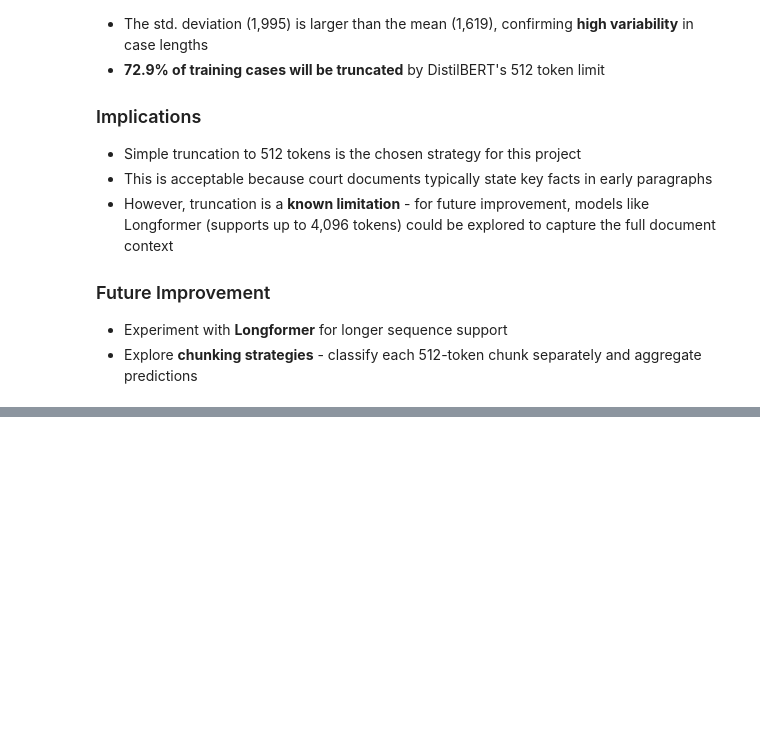
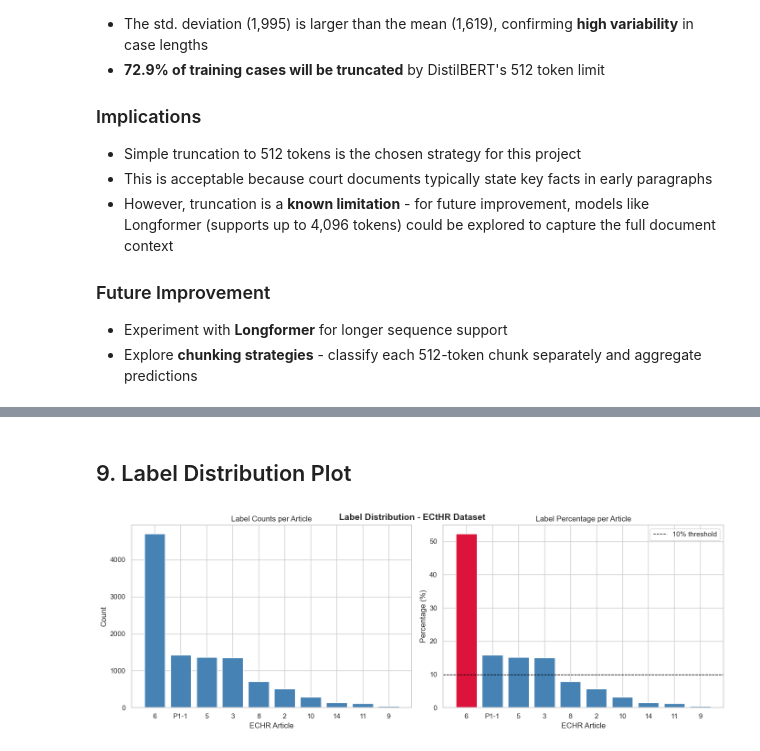
Before and after one commit to MayuriKawale/legal-text-classifier, a Jupyter notebook: notebooks/exploration.ipynb, the cells around one changed output, grey strips where cells are left out. Cells and saved outputs as stored; diff of their text form; code cells hidden in the pictures; blank space fills up the shorter version.

Commit message:
Add label distribution and findings

```diff
--- a/notebooks/exploration.ipynb
+++ b/notebooks/exploration.ipynb
@@ -227,0 +246,14 @@ Showing 7749/9000 cases in zoomed plot
+# %%
+# Convert to dataframe
+label_df = pd.DataFrame({
+    'Article': list(label_counts.keys()),
+    'Count': list(label_counts.values())
+})
+
+label_df['Percentage'] = (label_df['Count'] / len(train_data) * 100).round(2)
+label_df = label_df.sort_values('Count', ascending=False).reset_index(drop=True)
+
+print("\nLabel Distribution (Train):")
+print(label_df.to_string(index=False))
+print(f'\nTotal count of article violations: {label_df['Count'].sum()}')
+print('Each example can have multiple violations, so this makes sense')
@@ -227,0 +276,30 @@ Showing 7749/9000 cases in zoomed plot
+# %% [markdown]
+## 9. Label Distribution Plot
+# %%
+fig, axes = plt.subplots(1, 2, figsize=(14, 5))
+
+# Plot 1: Count bar chart
+axes[0].bar(label_df['Article'], label_df['Count'],
+            color='steelblue', edgecolor='white')
+axes[0].set_title('Label Counts per Article')
+axes[0].set_xlabel('ECHR Article')
+axes[0].set_ylabel('Count')
+
+# Plot 2: Percentage bar chart with color highlighting imbalance
+colors = ['crimson' if p > 20 else 'steelblue' for p in label_df['Percentage']]
+axes[1].bar(label_df['Article'], label_df['Percentage'],
+            color=colors, edgecolor='white')
+axes[1].set_title('Label Percentage per Article')
+axes[1].set_xlabel('ECHR Article')
+axes[1].set_ylabel('Percentage (%)')
+axes[1].axhline(y=10, color='black', linestyle='--',
+                linewidth=1, label='10% threshold')
+axes[1].legend()
+
+plt.suptitle('Label Distribution - ECtHR Dataset',
+             fontsize=14, fontweight='bold')
+plt.tight_layout()
+plt.subplots_adjust(top=0.93)
+plt.show()
+# %% [output]
+[figure, added]
```
Also changed, not shown: parts of 6 cells of this notebook.
